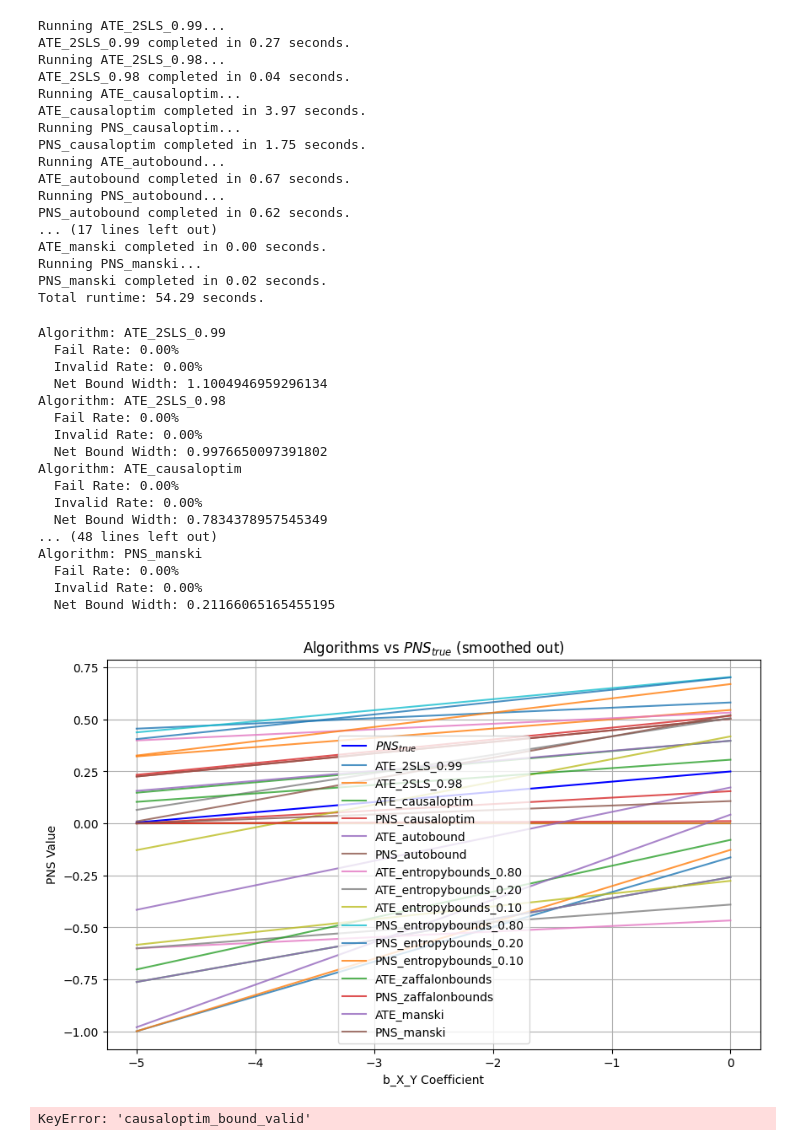
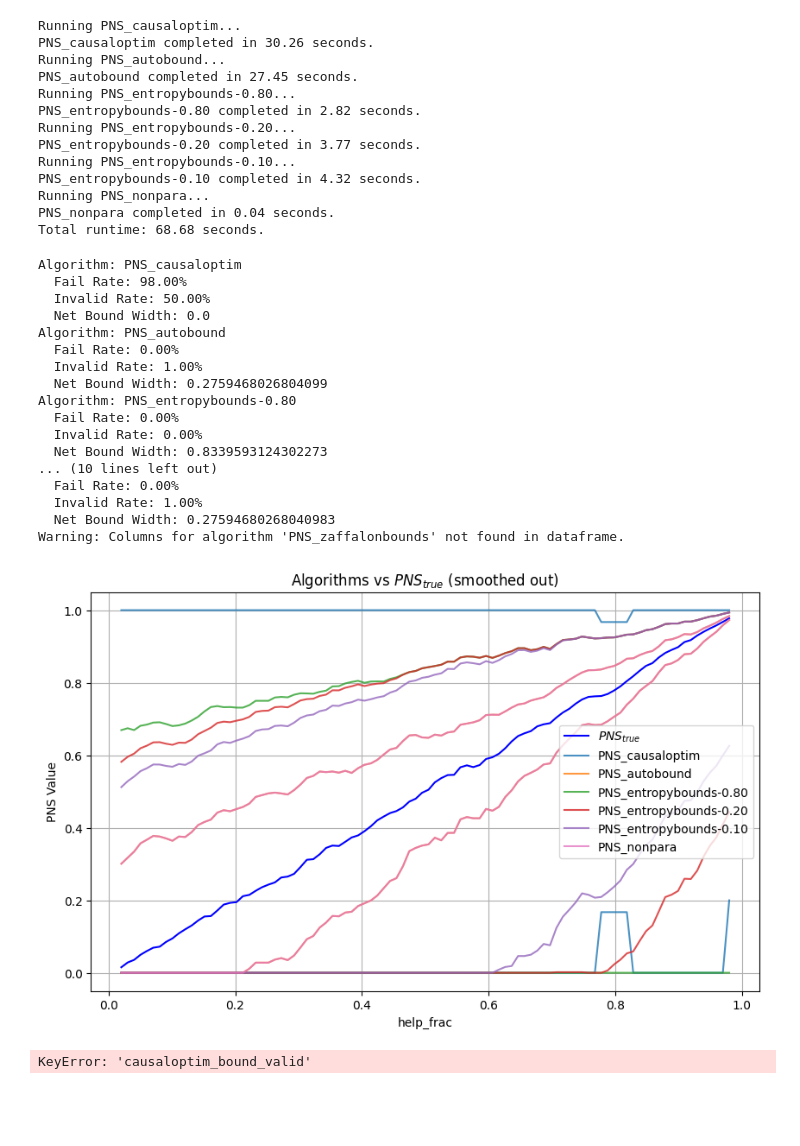
Before and after one commit to tmaringgele/causal-bounds, a Jupyter notebook: simulation_engine/test.ipynb, the cells around one changed output. Drawn from its saved outputs; the diff is of its cells as text; code cells hidden in the pictures; blank space fills up the shorter version.

Commit message:
try response type data generation

```diff
--- a/simulation_engine/test.ipynb
+++ b/simulation_engine/test.ipynb
@@ -22,4 +22,5 @@ warnings.simplefilter(action='ignore', category=FutureWarning)
 
 from simulation_engine.algorithms.zaffalonbounds import ZaffalonBounds
 # %%
-data = BinaryIV.generate_data_rolling_ate(N_simulations=2)
+data = BinaryIV.generate_response_type_data(N_simulations=100)
+data
@@ -26,49 +41,47 @@ data = BinaryIV.generate_data_rolling_ate(N_simulations=2)
 # %%
 binaryIV = BinaryIV('IV Dag', data)
 
-algorihtms = binaryIV.get_algorithms('ATE')
-runtimes = binaryIV.run_all_bounding_algorithms()
+algorithms = [alg for alg in binaryIV.get_algorithms('PNS') if 'zaffalonbounds' not in alg]
+algorithms
+runtimes = binaryIV.run_all_bounding_algorithms(algorithms)
 # %% [output]
-Running ATE_2SLS_0.99...
-ATE_2SLS_0.99 completed in 0.27 seconds.
-Running ATE_2SLS_0.98...
-ATE_2SLS_0.98 completed in 0.04 seconds.
-Running ATE_causaloptim...
-ATE_causaloptim completed in 3.97 seconds.
 Running PNS_causaloptim...
-PNS_causaloptim completed in 1.75 seconds.
-Running ATE_autobound...
-ATE_autobound completed in 0.67 seconds.
+PNS_causaloptim completed in 30.26 seconds.
 Running PNS_autobound...
-PNS_autobound completed in 0.62 seconds.
-... (17 lines left out)
-ATE_manski completed in 0.00 seconds.
-Running PNS_manski...
-PNS_manski completed in 0.02 seconds.
-Total runtime: 54.29 seconds.
+PNS_autobound completed in 27.45 seconds.
+Running PNS_entropybounds-0.80...
+PNS_entropybounds-0.80 completed in 2.82 seconds.
+Running PNS_entropybounds-0.20...
+PNS_entropybounds-0.20 completed in 3.77 seconds.
+Running PNS_entropybounds-0.10...
+PNS_entropybounds-0.10 completed in 4.32 seconds.
+Running PNS_nonpara...
+PNS_nonpara completed in 0.04 seconds.
+Total runtime: 68.68 seconds.
 # %%
 algorithms = list(runtimes['runtimes'].keys())
-PlottingUtil.print_bound_statistics(binaryIV.data, algorithms)
-PlottingUtil.plot_smoothed_query_vs_bounds(binaryIV.data, 'PNS', algorithms, 1)
+ate_algs = binaryIV.get_algorithms('PNS')
+PlottingUtil.print_bound_statistics(binaryIV.data, ate_algs)
+PlottingUtil.plot_smoothed_query_vs_bounds(binaryIV.data, 'PNS', ate_algs, 5, False, 'help_frac')
 # %% [output]
-Algorithm: ATE_2SLS_0.99
+Algorithm: PNS_causaloptim
+  Fail Rate: 98.00%
+  Invalid Rate: 50.00%
+  Net Bound Width: 0.0
+Algorithm: PNS_autobound
+  Fail Rate: 0.00%
+  Invalid Rate: 1.00%
+  Net Bound Width: 0.2759468026804099
+Algorithm: PNS_entropybounds-0.80
   Fail Rate: 0.00%
   Invalid Rate: 0.00%
-  Net Bound Width: 1.1004946959296134
-Algorithm: ATE_2SLS_0.98
+  Net Bound Width: 0.8339593124302273
+... (10 lines left out)
   Fail Rate: 0.00%
-  Invalid Rate: 0.00%
-  Net Bound Width: 0.9976650097391802
-Algorithm: ATE_causaloptim
-  Fail Rate: 0.00%
-  Invalid Rate: 0.00%
-  Net Bound Width: 0.7834378957545349
-... (48 lines left out)
-Algorithm: PNS_manski
-  Fail Rate: 0.00%
-  Invalid Rate: 0.00%
-  Net Bound Width: 0.21166065165455195
+  Invalid Rate: 1.00%
+  Net Bound Width: 0.27594680268040983
+Warning: Columns for algorithm 'PNS_zaffalonbounds' not found in dataframe.
-[figure, old version]
+[figure, new version]
 # %%
 invalids = binaryIV.data[binaryIV.data['causaloptim_bound_valid'] == False]
 invalIV = BinaryIV('IV Dag', invalids)
```
Also changed, not shown: parts of 1 cell of this notebook, 3 other files.
